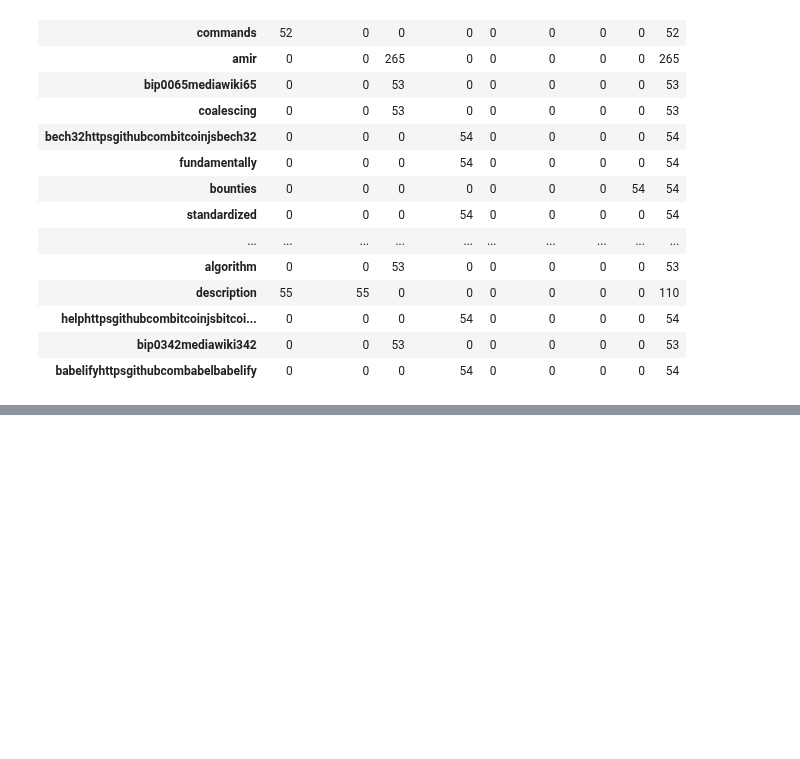
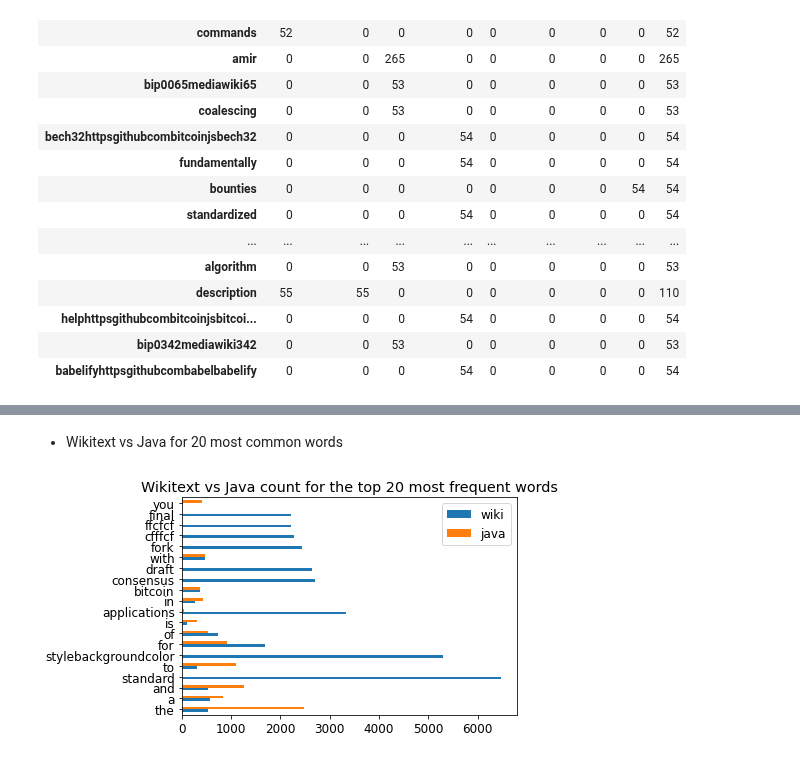
Before and after one commit to TeamAwesomeQuackers/NLP_Project, a Jupyter notebook: Workbooks/Whitaker_Explore_NLP.ipynb, the cells around one changed output, grey strips where cells are left out. Saved outputs shown, nothing was run; the diff lists cells and outputs as text; code cells hidden in the pictures; blank space fills up the shorter version.

```diff
--- a/Workbooks/Whitaker_Explore_NLP.ipynb
+++ b/Workbooks/Whitaker_Explore_NLP.ipynb
@@ -231,0 +248,8 @@ word_counts.sort_values(['java', 'c_plus_plus', 'wiki', 'typescript', 'c', 'asci
+# %% [markdown]
+- Wikitext vs Java for 20 most common words
+# %%
+plt.rc('font', size=12)
+word_counts.sort_values('all', ascending=False).head(20)[['wiki', 'java']].plot.barh()
+plt.title('Wikitext vs Java count for the top 20 most frequent words');
+# %% [output]
+[figure, added]
```
Also changed, not shown: parts of 14 cells of this notebook.
